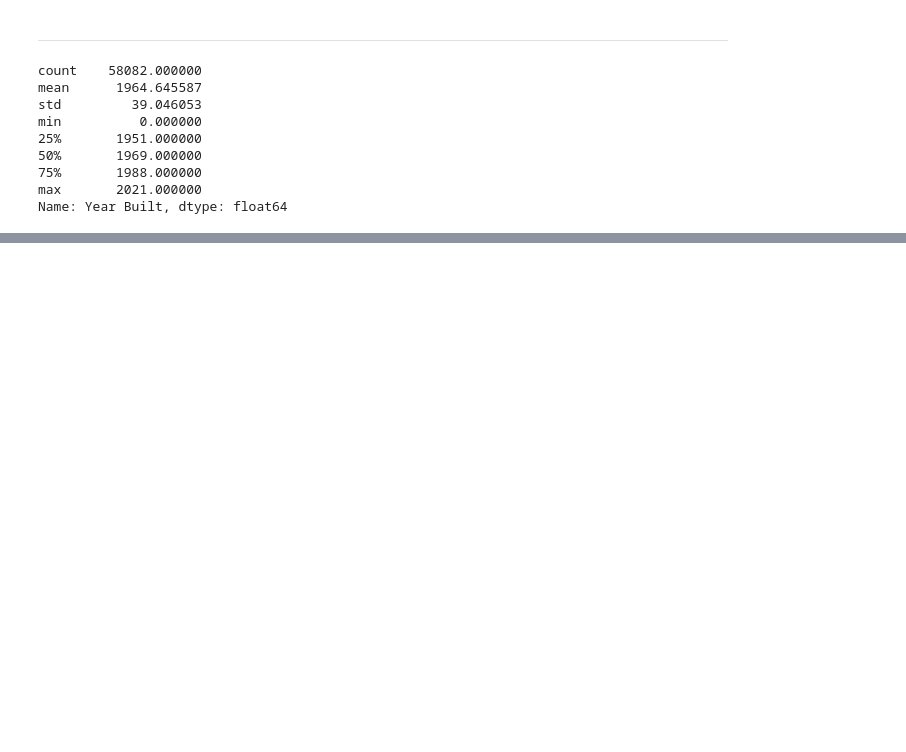
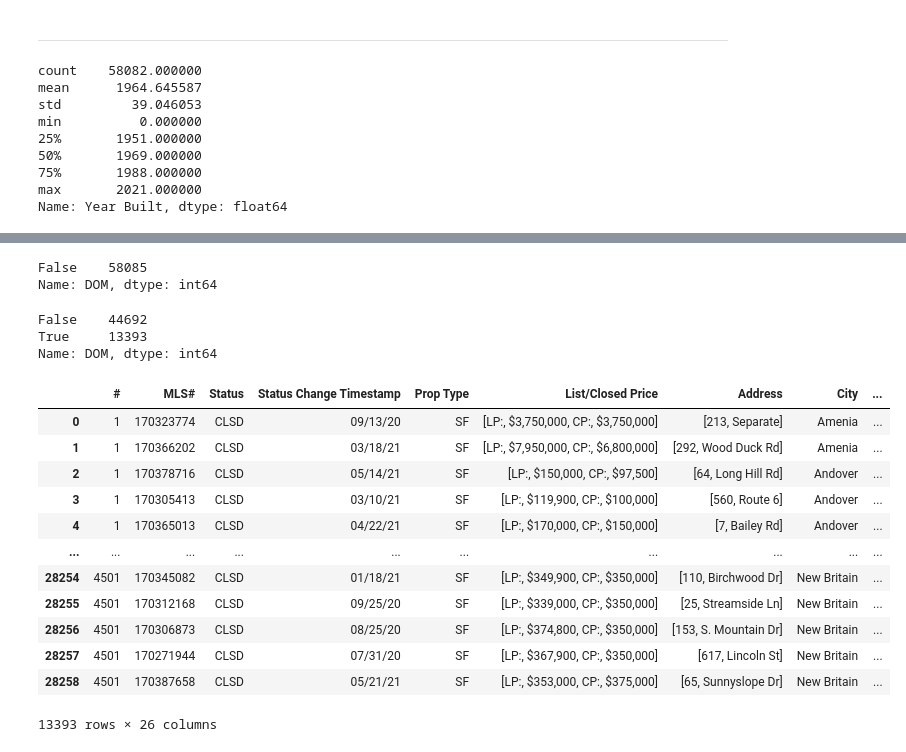
Before and after one commit to stevepereira91/Springboard-Coursework, a Jupyter notebook: Data Wrangling notebook.ipynb, the cells around one changed output, grey strips where cells are left out. Drawn from its saved outputs; the diff is of its cells as text; code cells hidden in the pictures; blank space fills up the shorter version.

```diff
--- a/Data Wrangling notebook.ipynb
+++ b/Data Wrangling notebook.ipynb
@@ -811,0 +1201,2 @@ data_merged[data_merged['Year Built'] == 0]
+# %%
+data_merged.drop(index=1285,inplace = True)
@@ -811,0 +1272,33 @@ data_merged[data_merged['Year Built'] == 0]
+# %%
+(data_merged['DOM']=='').value_counts()
+# %% [output]
+False    58085
+Name: DOM, dtype: int64
+# %%
+data_merged['DOM'] = data_merged['DOM'].str.replace(',','')
+# %%
+data_merged['DOM'] = data_merged['DOM'].str.replace(' ','')
+# %%
+data_merged['DOM'] = pd.to_numeric(data_merged['DOM'])
+# %%
+data_merged['DOM'].isnull().value_counts()
+# %% [output]
+False    44692
+True     13393
+Name: DOM, dtype: int64
+# %%
+data_merged[data_merged['DOM'].isnull()]
+# %% [output]
+|  | # | MLS# | Status | Status Change Timestamp | Prop Type | List/Closed Price | Address | City | ... |
+| 0 | 1 | 170323774 | CLSD | 09/13/20 | SF | [LP:, $3,750,000, CP:, $3,750,000] | [213, Separate] | Amenia | ... |
+| 1 | 1 | 170366202 | CLSD | 03/18/21 | SF | [LP:, $7,950,000, CP:, $6,800,000] | [292, Wood Duck Rd] | Amenia | ... |
+| 2 | 1 | 170378716 | CLSD | 05/14/21 | SF | [LP:, $150,000, CP:, $97,500] | [64, Long Hill Rd] | Andover | ... |
+| 3 | 1 | 170305413 | CLSD | 03/10/21 | SF | [LP:, $119,900, CP:, $100,000] | [560, Route 6] | Andover | ... |
+| 4 | 1 | 170365013 | CLSD | 04/22/21 | SF | [LP:, $170,000, CP:, $150,000] | [7, Bailey Rd] | Andover | ... |
+| ... | ... | ... | ... | ... | ... | ... | ... | ... | ... |
+| 28254 | 4501 | 170345082 | CLSD | 01/18/21 | SF | [LP:, $349,900, CP:, $350,000] | [110, Birchwood Dr] | New Britain | ... |
+| 28255 | 4501 | 170312168 | CLSD | 09/25/20 | SF | [LP:, $339,000, CP:, $350,000] | [25, Streamside Ln] | New Britain | ... |
+| 28256 | 4501 | 170306873 | CLSD | 08/25/20 | SF | [LP:, $374,800, CP:, $350,000] | [153, S. Mountain Dr] | New Britain | ... |
+| 28257 | 4501 | 170271944 | CLSD | 07/31/20 | SF | [LP:, $367,900, CP:, $350,000] | [617, Lincoln St] | New Britain | ... |
+| 28258 | 4501 | 170387658 | CLSD | 05/21/21 | SF | [LP:, $353,000, CP:, $375,000] | [65, Sunnyslope Dr] | New Britain | ... |
+13393 rows × 26 columns
```
Also changed, not shown: parts of 98 cells of this notebook.
